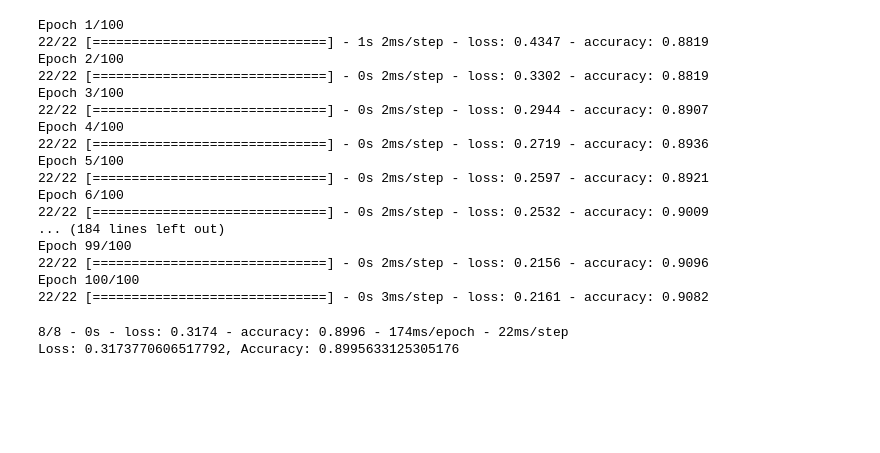
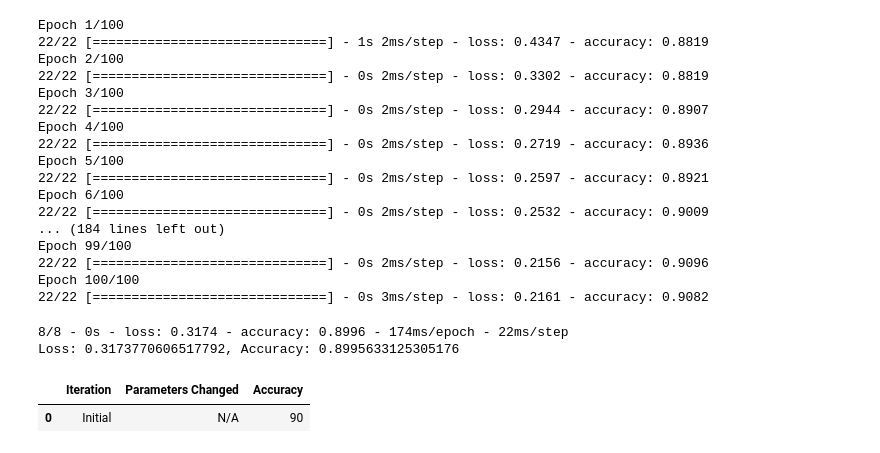
Before and after one commit to adamsnlamin/Final-Project, a Jupyter notebook: Group9_Starter_Code.ipynb, the cells around one changed output. Cells and saved outputs as stored; diff of their text form; code cells hidden in the pictures; blank space fills up the shorter version.

Commit message:
results table

```diff
--- a/Group9_Starter_Code.ipynb
+++ b/Group9_Starter_Code.ipynb
@@ -385,3 +385,15 @@ print(f"Loss: {model_loss}, Accuracy: {model_accuracy}")
 # %% [output]
 8/8 - 0s - loss: 0.3174 - accuracy: 0.8996 - 174ms/epoch - 22ms/step
 Loss: 0.3173770606517792, Accuracy: 0.8995633125305176
+# %%
+# Initialize an empty DataFrame to store the optimization results
+results_df = pd.DataFrame(columns=['Iteration', 'Parameters Changed', 'Accuracy'])
+
+# Append the results to the DataFrame
+results_df = results_df.append({'Iteration': 'Initial',
+                                    'Parameters Changed': 'N/A',
+                                    'Accuracy': 90}, ignore_index=True)
+results_df
+# %% [output]
+|  | Iteration | Parameters Changed | Accuracy |
+| 0 | Initial | N/A | 90 |
```
Also changed, not shown: parts of 1 cell of this notebook.
